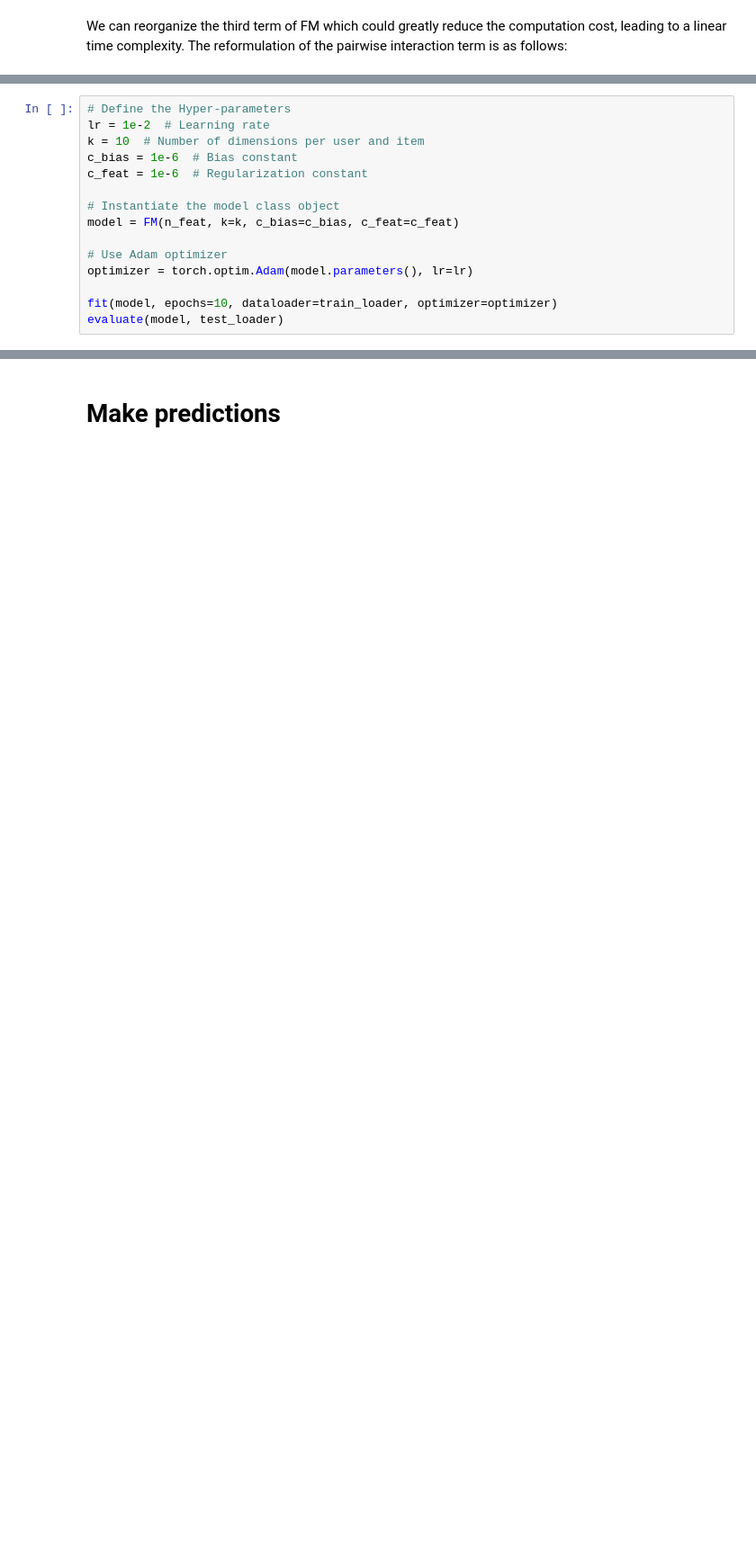
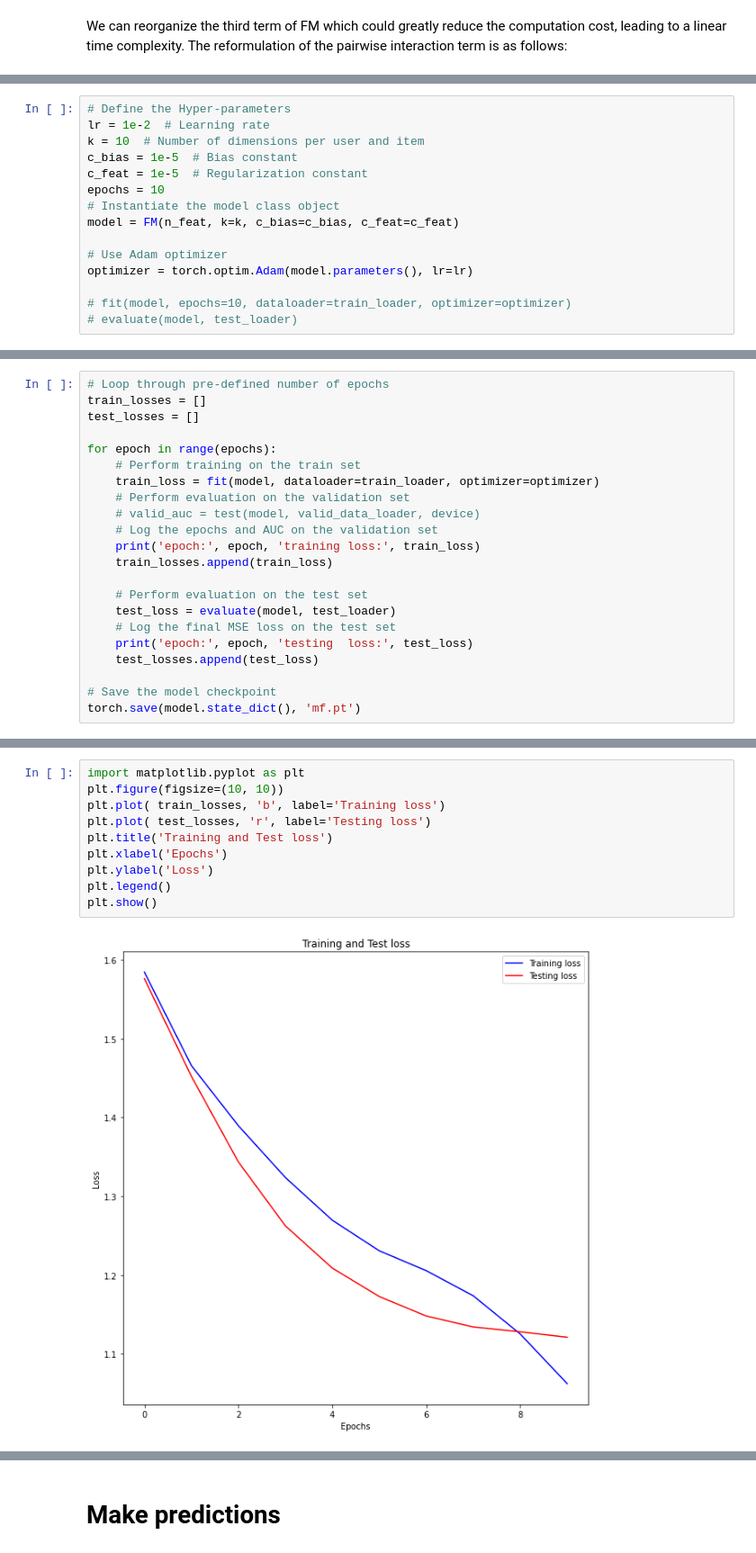
Before and after one commit to azamatolegen/pytorch-recommendation_systems, a Jupyter notebook: Part I/Factorization_Machines_(FM).ipynb, the cells around one changed output, grey strips where cells are left out. Shown: that part at 90% size. Saved outputs shown, nothing was run; the diff lists cells and outputs as text; blank space fills up the shorter version.

```diff
--- a/Part I/Factorization_Machines_(FM).ipynb
+++ b/Part I/Factorization_Machines_(FM).ipynb
@@ -300,14 +328,14 @@ def evaluate(model, dataloader):
 # Define the Hyper-parameters
 lr = 1e-2  # Learning rate
 k = 10  # Number of dimensions per user and item
-c_bias = 1e-6  # Bias constant
-c_feat = 1e-6  # Regularization constant
-
+c_bias = 1e-5  # Bias constant
+c_feat = 1e-5  # Regularization constant
+epochs = 10
 # Instantiate the model class object
 model = FM(n_feat, k=k, c_bias=c_bias, c_feat=c_feat)
 
 # Use Adam optimizer
 optimizer = torch.optim.Adam(model.parameters(), lr=lr)
 
-fit(model, epochs=10, dataloader=train_loader, optimizer=optimizer)
-evaluate(model, test_loader)
+# fit(model, epochs=10, dataloader=train_loader, optimizer=optimizer)
+# evaluate(model, test_loader)
@@ -337,0 +342,22 @@ plt.plot(smooth, c='r')
+# %%
+# Loop through pre-defined number of epochs
+train_losses = []
+test_losses = []
+
+for epoch in range(epochs):
+    # Perform training on the train set
+    train_loss = fit(model, dataloader=train_loader, optimizer=optimizer)
+    # Perform evaluation on the validation set
+    # valid_auc = test(model, valid_data_loader, device)
+    # Log the epochs and AUC on the validation set
+    print('epoch:', epoch, 'training loss:', train_loss)
+    train_losses.append(train_loss)
+
+    # Perform evaluation on the test set
+    test_loss = evaluate(model, test_loader)
+    # Log the final MSE loss on the test set
+    print('epoch:', epoch, 'testing  loss:', test_loss)
+    test_losses.append(test_loss)
+
+# Save the model checkpoint
+torch.save(model.state_dict(), 'mf.pt')
@@ -337,0 +385,12 @@ plt.plot(smooth, c='r')
+# %%
+import matplotlib.pyplot as plt
+plt.figure(figsize=(10, 10))
+plt.plot( train_losses, 'b', label='Training loss')
+plt.plot( test_losses, 'r', label='Testing loss')
+plt.title('Training and Test loss')
+plt.xlabel('Epochs')
+plt.ylabel('Loss')
+plt.legend()
+plt.show()
+# %% [output]
+[figure, added]
```
Also changed, not shown: parts of 24 cells of this notebook, 4 other files.
